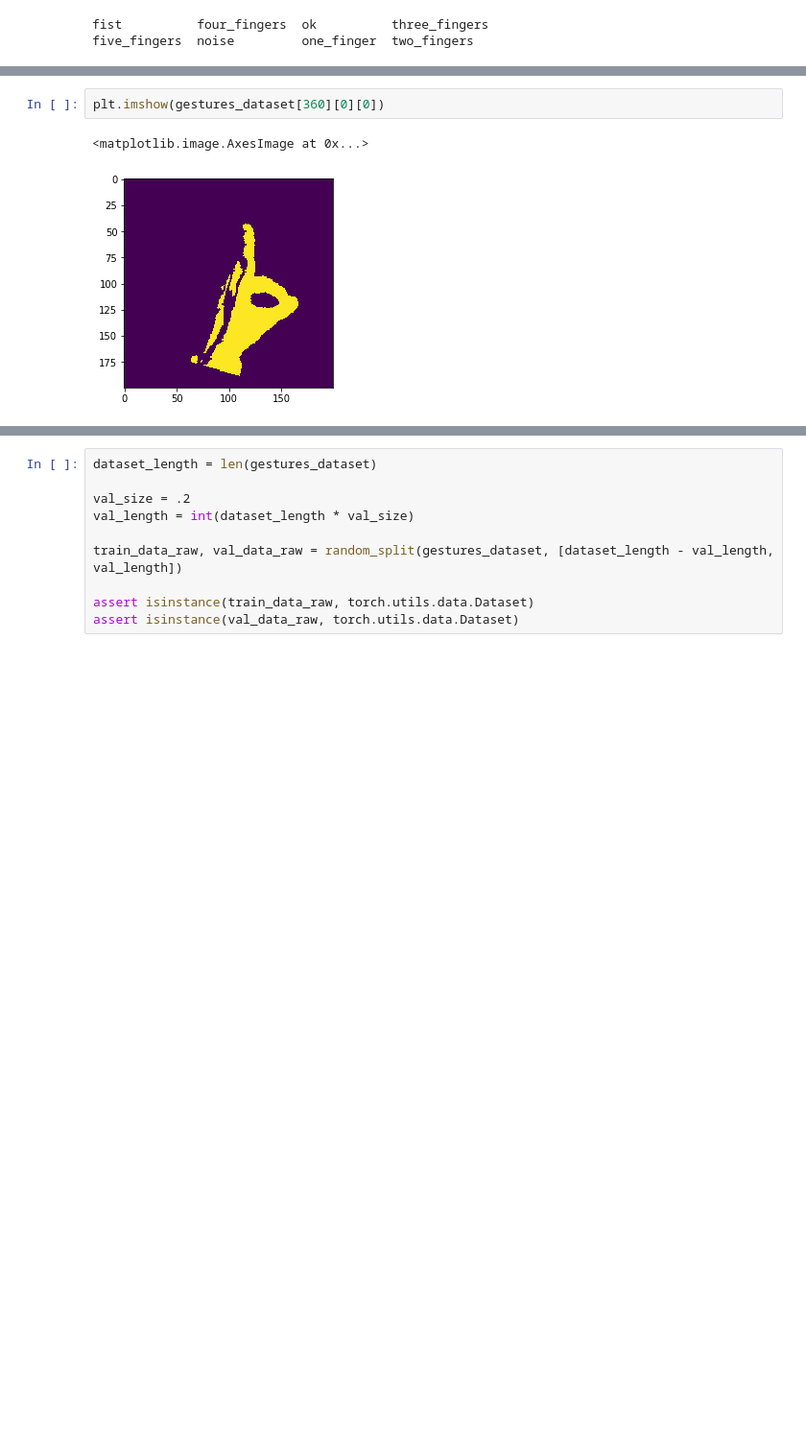
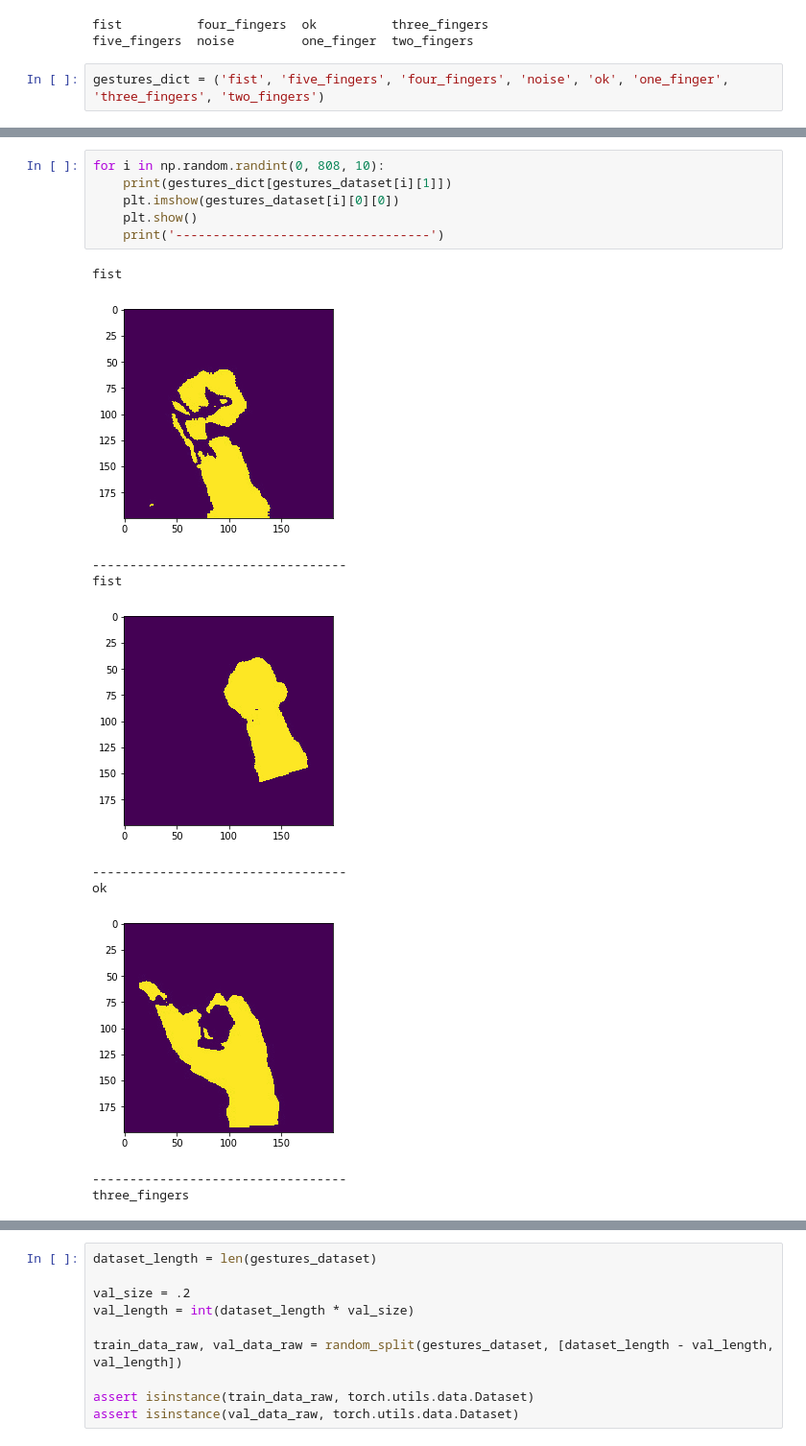
Before and after one commit to arthuremir/CVAuth, a Jupyter notebook: gestures/gesture_training.ipynb, the cells around one changed output, grey strips where cells are left out. Shown: that part at 96% size. Drawn from its saved outputs; the diff is of its cells as text; blank space fills up the shorter version.

```diff
--- a/gestures/gesture_training.ipynb
+++ b/gestures/gesture_training.ipynb
@@ -23,3 +54,5 @@ True
 # %% [output]
 fist          four_fingers  ok          three_fingers
 five_fingers  noise         one_finger  two_fingers
+# %%
+gestures_dict = ('fist', 'five_fingers', 'four_fingers', 'noise', 'ok', 'one_finger', 'three_fingers', 'two_fingers')
@@ -42,6 +90,18 @@ dataset_loader = torch.utils.data.DataLoader(gestures_dataset,
                                              num_workers=8)
-# %%
-plt.imshow(gestures_dataset[360][0][0])
-# %% [output]
-<matplotlib.image.AxesImage at 0x...>
-[figure, removed]
+# %%
+for i in np.random.randint(0, 808, 10):
+    print(gestures_dict[gestures_dataset[i][1]])
+    plt.imshow(gestures_dataset[i][0][0])
+    plt.show()
+    print('----------------------------------')
+# %% [output]
+fist
+[figure, added]
+----------------------------------
+fist
+[figure, added]
+----------------------------------
+ok
+[figure, added]
+----------------------------------
+three_fingers
```
Also changed, not shown: parts of 27 cells of this notebook, 5 other files.
